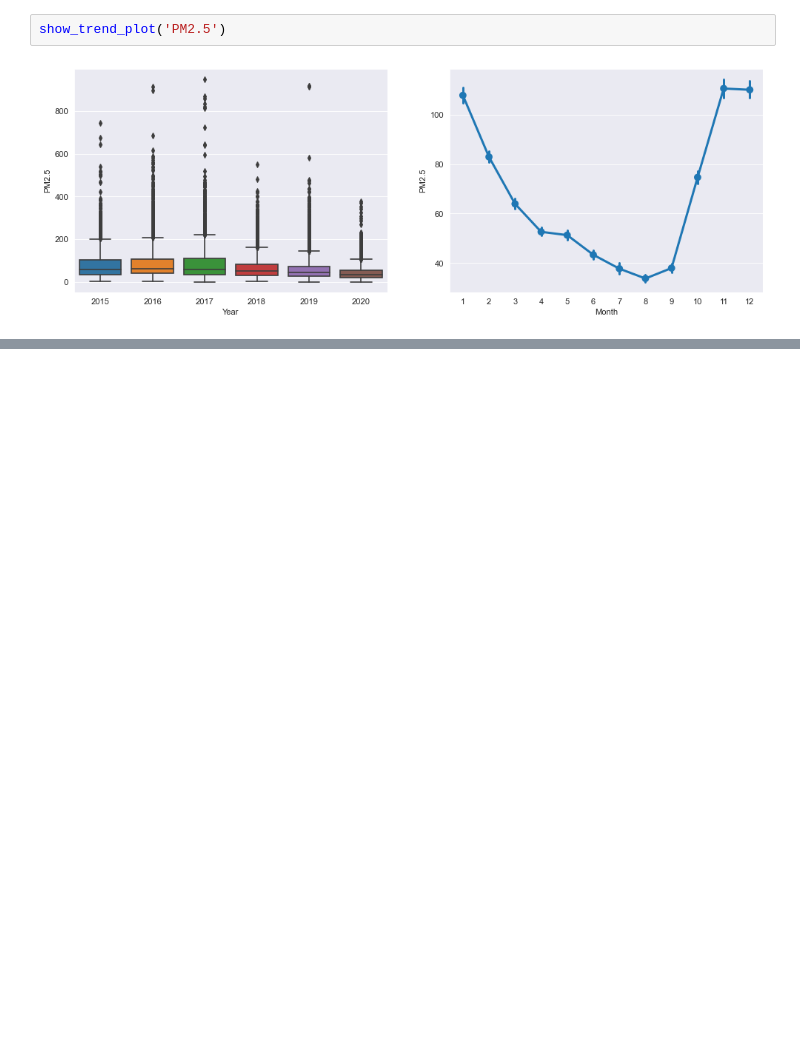
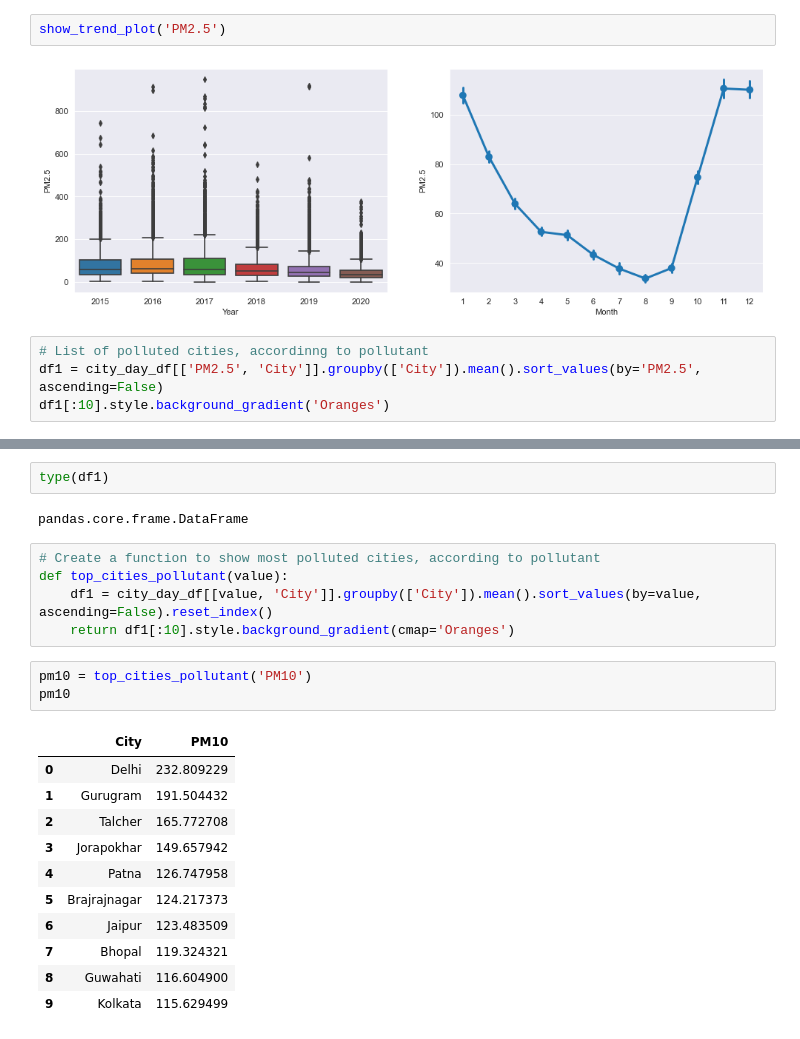
Before and after one commit to enumulak/EK_ML, a Jupyter notebook: Projects/Covid19PollutionEffect/Notebooks/Covid19_Pollution_TestBed.ipynb, the cells around one changed output, grey strips where cells are left out. Cells and saved outputs as stored; diff of their text form; blank space fills up the shorter version.

```diff
--- a/Projects/Covid19PollutionEffect/Notebooks/Covid19_Pollution_TestBed.ipynb
+++ b/Projects/Covid19PollutionEffect/Notebooks/Covid19_Pollution_TestBed.ipynb
@@ -384,3 +384,7 @@ def show_trend_plot(value):
 show_trend_plot('PM2.5')
 # %% [output]
 [figure]
+# %%
+# List of polluted cities, accordinng to pollutant
+df1 = city_day_df[['PM2.5', 'City']].groupby(['City']).mean().sort_values(by='PM2.5', ascending=False)
+df1[:10].style.background_gradient('Oranges')
@@ -386,0 +404,24 @@ show_trend_plot('PM2.5')
+# %%
+type(df1)
+# %% [output]
+pandas.core.frame.DataFrame
+# %%
+# Create a function to show most polluted cities, according to pollutant
+def top_cities_pollutant(value):
+    df1 = city_day_df[[value, 'City']].groupby(['City']).mean().sort_values(by=value, ascending=False).reset_index()
+    return df1[:10].style.background_gradient(cmap='Oranges')
+# %%
+pm10 = top_cities_pollutant('PM10')
+pm10
+# %% [output]
+|  | City | PM10 |
+| 0 | Delhi | 232.809229 |
+| 1 | Gurugram | 191.504432 |
+| 2 | Talcher | 165.772708 |
+| 3 | Jorapokhar | 149.657942 |
+| 4 | Patna | 126.747958 |
+| 5 | Brajrajnagar | 124.217373 |
+| 6 | Jaipur | 123.483509 |
+| 7 | Bhopal | 119.324321 |
+| 8 | Guwahati | 116.604900 |
+| 9 | Kolkata | 115.629499 |
```
Also changed, not shown: parts of 5 cells of this notebook, 1 other file.
